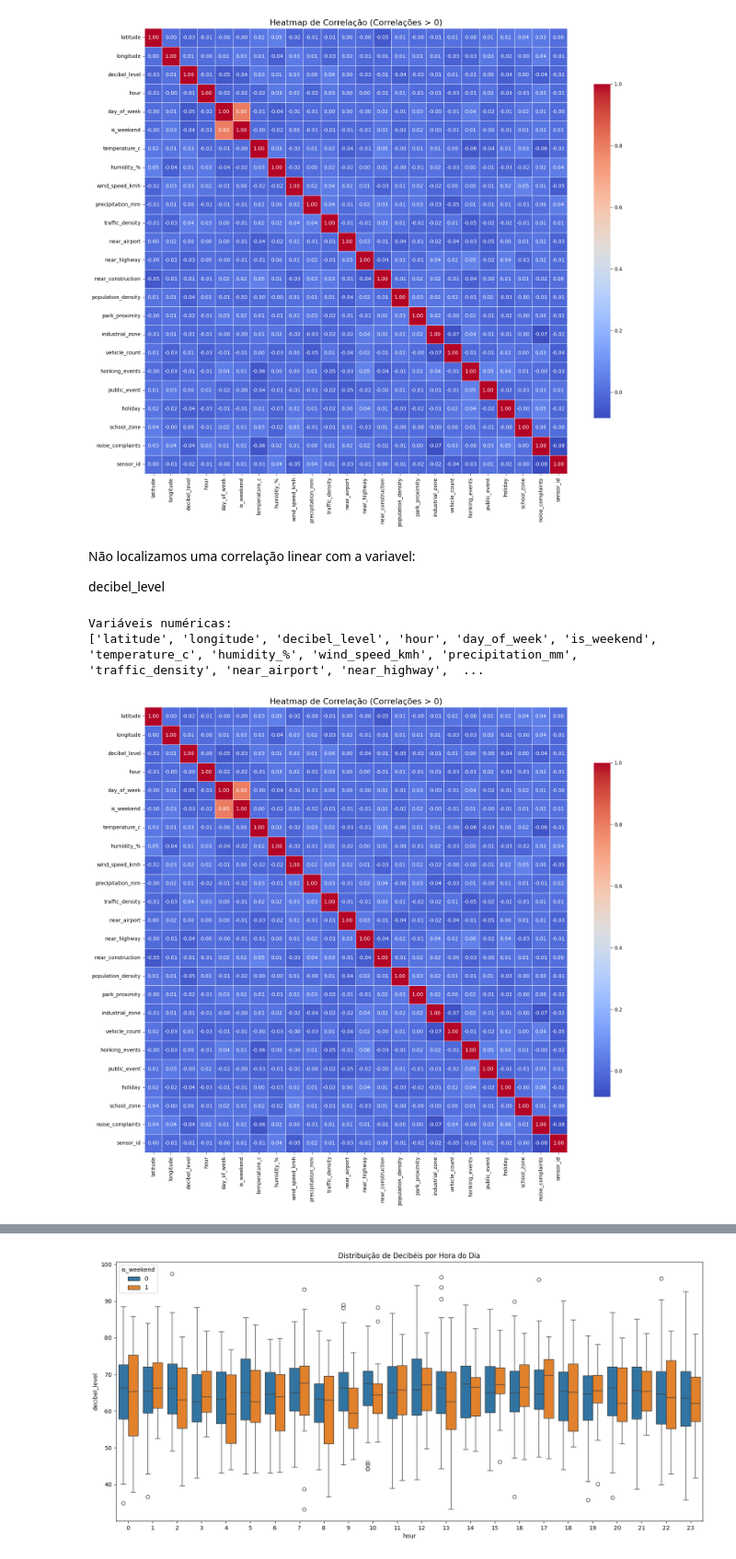
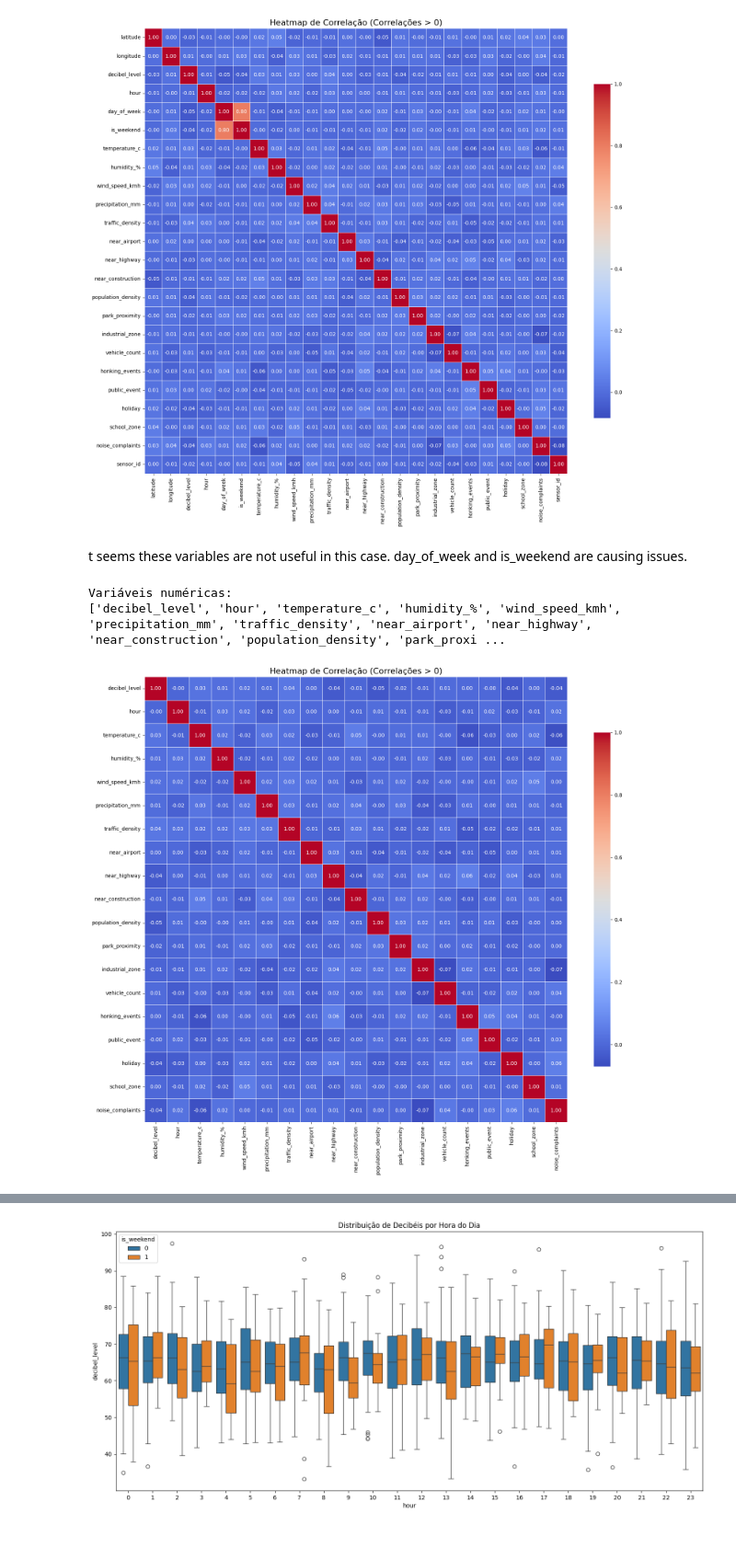
Before and after one commit to schusmeicer/kagle_urban_noise, a Jupyter notebook: Kaggle_urban_noise.ipynb, the cells around one changed output, grey strips where cells are left out. Shown at 92% size. Drawn from its saved outputs; the diff is of its cells as text; code cells hidden in the pictures.

```diff
--- a/Kaggle_urban_noise.ipynb
+++ b/Kaggle_urban_noise.ipynb
@@ -164,38 +178,36 @@ plt.show()
 Variáveis numéricas:
 ['latitude', 'longitude', 'decibel_level', 'hour', 'day_of_week', 'is_weekend', 'temperature_c', 'humidity_%', 'wind_speed_kmh', 'precipitation_mm', 'traffic_density', 'near_airport', 'near_highway',  ...
 [figure]
-# %% [markdown]
-
-Não localizamos uma correlação linear com a variavel:
-
-decibel_level
+# %% [markdown]
+t seems these variables are not useful in this case. day_of_week and is_weekend are causing issues.
+# %%
+vars_drop = ['day_of_week','is_weekend','latitude','longitude','id','sensor_id']
 # %%
-numeric_cols = df.select_dtypes(include=['number']).columns.tolist()
+numeric_cols = df.drop(vars_drop,axis=1).select_dtypes(include=['number']).columns.tolist()
 print("Variáveis numéricas:")
-numeric_cols.pop(0) #remove o id
 print(numeric_cols)
 
 matriz_correlacao = df[numeric_cols].corr(method='spearman')
 # Definir um limiar de correlação (ex: 0.1 ou 0.2 para considerar "relevante")
 
 # Crie o heatmap
 plt.figure(figsize=(16, 14)) # Aumente o tamanho para mais variáveis
 sns.heatmap(
     matriz_correlacao,
     annot=True,       # Mostra os valores de correlação no gráfico
     cmap='coolwarm',  # Define o mapa de cores (quente/frio)
     fmt='.2f',        # Formata os números com 2 casas decimais
     linewidths=.5,     # Adiciona linhas de grade
     cbar_kws={"shrink": .75} # Ajusta o tamanho da barra de cores
 )
 plt.title(f'Heatmap de Correlação (Correlações > {threshold})', fontsize=16)
 plt.xticks(rotation=90, ha='center', fontsize=10) # Rotação para rótulos na parte inferior
 plt.yticks(rotation=0, va='center', fontsize=10) # Rotação para rótulos na lateral
 plt.tight_layout()
 
 
 plt.show()
 # %% [output]
 Variáveis numéricas:
-['latitude', 'longitude', 'decibel_level', 'hour', 'day_of_week', 'is_weekend', 'temperature_c', 'humidity_%', 'wind_speed_kmh', 'precipitation_mm', 'traffic_density', 'near_airport', 'near_highway',  ...
+['decibel_level', 'hour', 'temperature_c', 'humidity_%', 'wind_speed_kmh', 'precipitation_mm', 'traffic_density', 'near_airport', 'near_highway', 'near_construction', 'population_density', 'park_proxi ...
-[figure, old version]
+[figure, new version]
```
Also changed, not shown: parts of 37 cells of this notebook.
